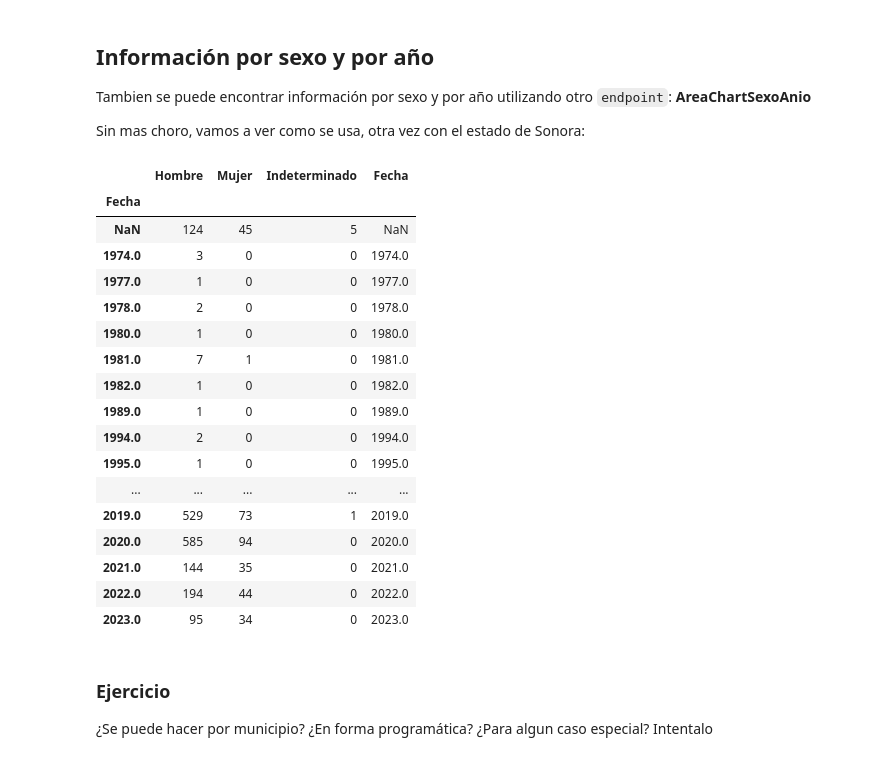
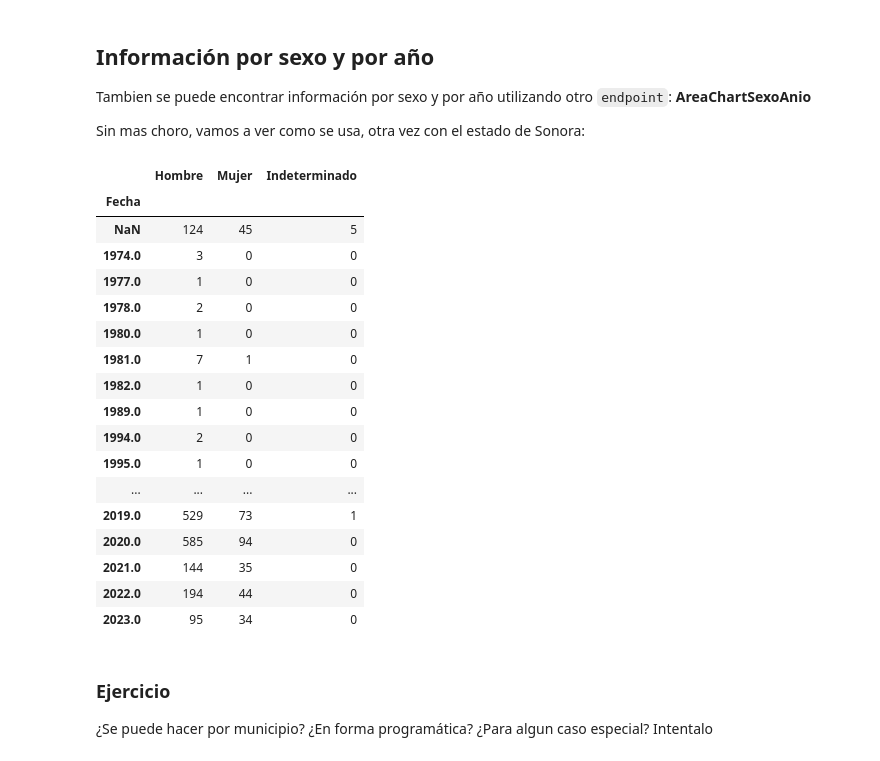
Before and after one commit to fofojaramillo/ing-de-caract, a Jupyter notebook: apiRNPDNO.ipynb, the cells around one changed output. Saved outputs shown, nothing was run; the diff lists cells and outputs as text; code cells hidden in the pictures.

```diff
--- a/apiRNPDNO.ipynb
+++ b/apiRNPDNO.ipynb
@@ -407,56 +468,55 @@ DATA = {
   "fechaInicio":"",
   "fechaFin":"",
   "mostrarFechaNula":"0",
   "idNacionalidad":"0",
   "idHipotesis":"",
   "idMedioConocimiento":"",
   "idCircunstancia":"",
   "idEtnia":"0",
   "idLengua":"0",
   "idReligion":"",
   "tieneDiscapacidad":"",
   "idTipoDiscapacidad":"0",
   "esMigrante":"",
   "idEstatusMigratorio":"0",
   "esLgbttti":"",
   "esServidorPublico":"",
   "esDefensorDH":"",
   "esPeriodista":"",
   "esSindicalista":"",
   "esONG":"",
 }
 
 r = main_session.post(TARGET_URL, json = DATA)
 
 res = r.json()
 
-datos = {serie['name']: serie['data'] for serie in res['Series']}
-datos['Fecha'] = res['XAxisCategories']
-
+serie_fecha={'Fecha': res['XAxisCategories']}
+series = {serie['name']: serie['data'] for serie in res['Series']}
+datos = serie_fecha | series
 por_fecha = pd.DataFrame(datos)
 por_fecha['Fecha'] = pd.to_numeric(por_fecha.Fecha, errors='coerce')
-por_fecha.index = por_fecha.Fecha
 
-por_fecha
+por_fecha.set_index('Fecha')
 # %% [output]
-|  | Hombre | Mujer | Indeterminado | Fecha |
-| Fecha |  |  |  |  |
-| NaN | 124 | 45 | 5 | NaN |
-| 1974.0 | 3 | 0 | 0 | 1974.0 |
-| 1977.0 | 1 | 0 | 0 | 1977.0 |
-| 1978.0 | 2 | 0 | 0 | 1978.0 |
-| 1980.0 | 1 | 0 | 0 | 1980.0 |
-| 1981.0 | 7 | 1 | 0 | 1981.0 |
-| 1982.0 | 1 | 0 | 0 | 1982.0 |
-| 1989.0 | 1 | 0 | 0 | 1989.0 |
-| 1994.0 | 2 | 0 | 0 | 1994.0 |
-| 1995.0 | 1 | 0 | 0 | 1995.0 |
-| ... | ... | ... | ... | ... |
-| 2019.0 | 529 | 73 | 1 | 2019.0 |
-| 2020.0 | 585 | 94 | 0 | 2020.0 |
-| 2021.0 | 144 | 35 | 0 | 2021.0 |
-| 2022.0 | 194 | 44 | 0 | 2022.0 |
-| 2023.0 | 95 | 34 | 0 | 2023.0 |
+|  | Hombre | Mujer | Indeterminado |
+| Fecha |  |  |  |
+| NaN | 124 | 45 | 5 |
+| 1974.0 | 3 | 0 | 0 |
+| 1977.0 | 1 | 0 | 0 |
+| 1978.0 | 2 | 0 | 0 |
+| 1980.0 | 1 | 0 | 0 |
+| 1981.0 | 7 | 1 | 0 |
+| 1982.0 | 1 | 0 | 0 |
+| 1989.0 | 1 | 0 | 0 |
+| 1994.0 | 2 | 0 | 0 |
+| 1995.0 | 1 | 0 | 0 |
+| ... | ... | ... | ... |
+| 2019.0 | 529 | 73 | 1 |
+| 2020.0 | 585 | 94 | 0 |
+| 2021.0 | 144 | 35 | 0 |
+| 2022.0 | 194 | 44 | 0 |
+| 2023.0 | 95 | 34 | 0 |
 # %% [markdown]
 ### Ejercicio
 
```
Also changed, not shown: parts of 3 cells of this notebook.
